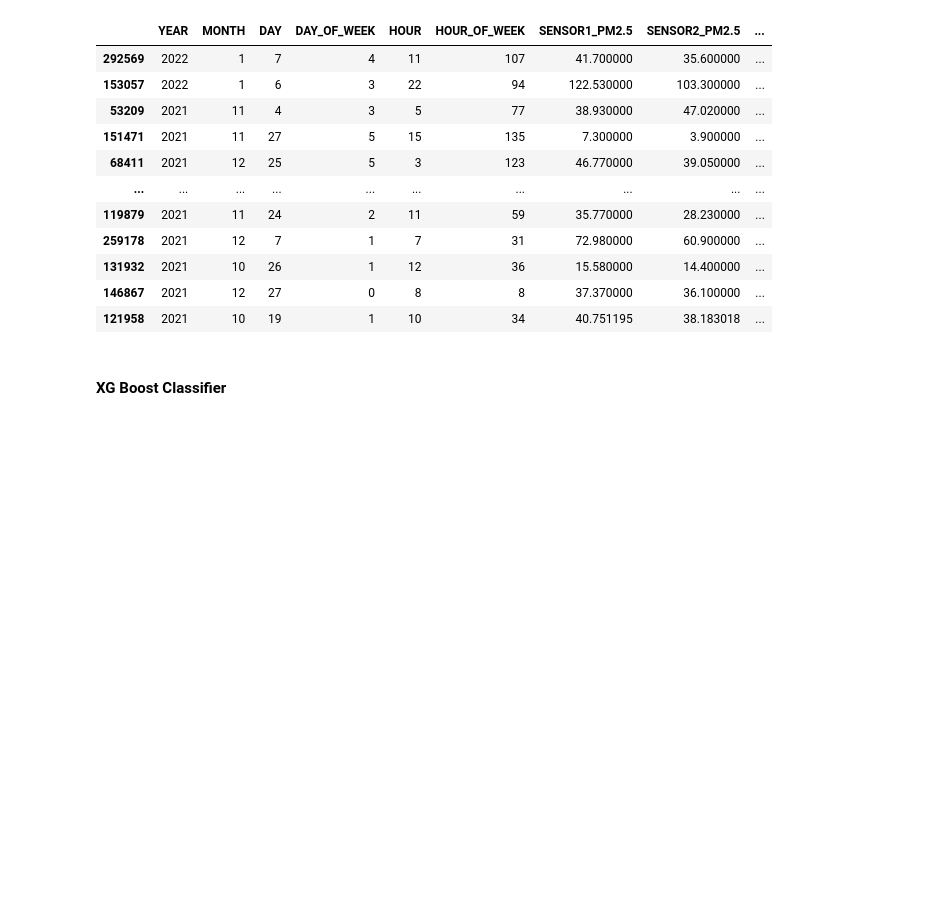
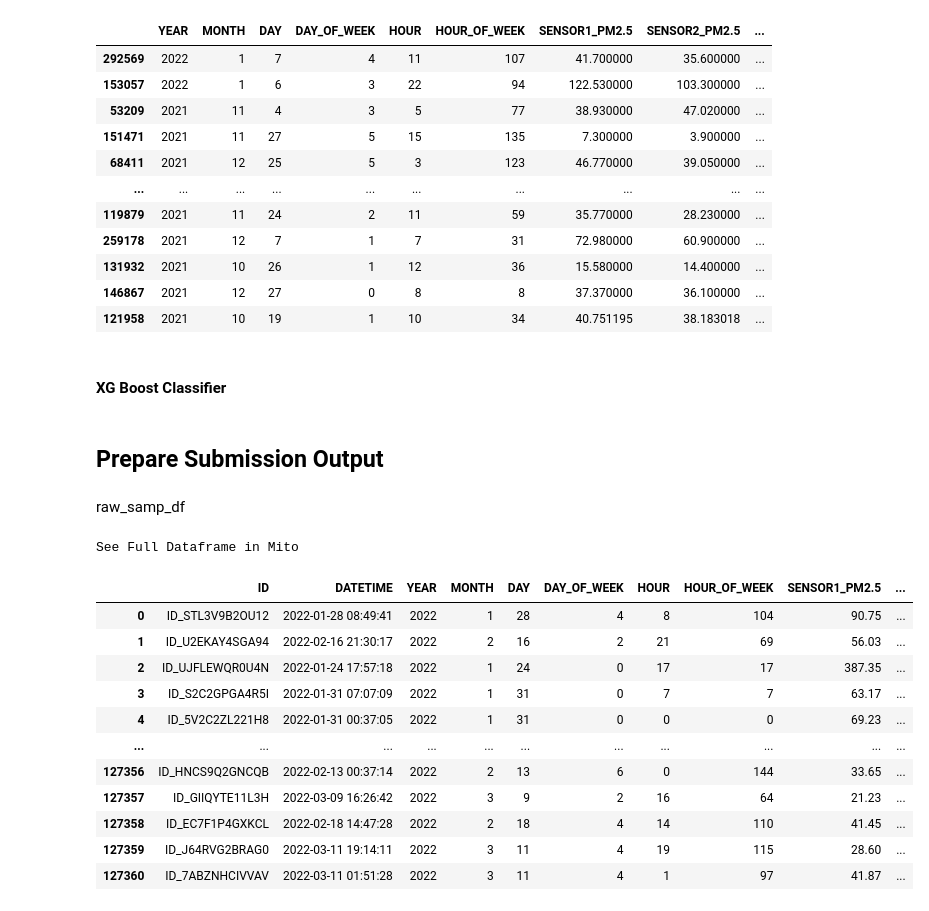
Before and after one commit to JessWN/UmojaHack2022-TeamVyrodok, a Jupyter notebook: challenge.ipynb, the cells around one changed output. Saved outputs shown, nothing was run; the diff lists cells and outputs as text; code cells hidden in the pictures; blank space fills up the shorter version.

Commit message:
220319 - Code too develop submission.csv

```diff
--- a/challenge.ipynb
+++ b/challenge.ipynb
@@ -572,3 +572,7 @@ See Full Dataframe in Mito
 | 121958 | 2021 | 10 | 19 | 1 | 10 | 34 | 40.751195 | 38.183018 | ... |
 # %% [markdown]
 #### XG Boost Classifier
+# %% [markdown]
+## Prepare Submission Output
+# %% [markdown]
+raw_samp_df
@@ -574,0 +585,16 @@ See Full Dataframe in Mito
+# %%
+test_df[]
+# %% [output]
+See Full Dataframe in Mito
+|  | ID | DATETIME | YEAR | MONTH | DAY | DAY_OF_WEEK | HOUR | HOUR_OF_WEEK | SENSOR1_PM2.5 | ... |
+| 0 | ID_STL3V9B2OU12 | 2022-01-28 08:49:41 | 2022 | 1 | 28 | 4 | 8 | 104 | 90.75 | ... |
+| 1 | ID_U2EKAY4SGA94 | 2022-02-16 21:30:17 | 2022 | 2 | 16 | 2 | 21 | 69 | 56.03 | ... |
+| 2 | ID_UJFLEWQR0U4N | 2022-01-24 17:57:18 | 2022 | 1 | 24 | 0 | 17 | 17 | 387.35 | ... |
+| 3 | ID_S2C2GPGA4R5I | 2022-01-31 07:07:09 | 2022 | 1 | 31 | 0 | 7 | 7 | 63.17 | ... |
+| 4 | ID_5V2C2ZL221H8 | 2022-01-31 00:37:05 | 2022 | 1 | 31 | 0 | 0 | 0 | 69.23 | ... |
+| ... | ... | ... | ... | ... | ... | ... | ... | ... | ... | ... |
+| 127356 | ID_HNCS9Q2GNCQB | 2022-02-13 00:37:14 | 2022 | 2 | 13 | 6 | 0 | 144 | 33.65 | ... |
+| 127357 | ID_GIIQYTE11L3H | 2022-03-09 16:26:42 | 2022 | 3 | 9 | 2 | 16 | 64 | 21.23 | ... |
+| 127358 | ID_EC7F1P4GXKCL | 2022-02-18 14:47:28 | 2022 | 2 | 18 | 4 | 14 | 110 | 41.45 | ... |
+| 127359 | ID_J64RVG2BRAG0 | 2022-03-11 19:14:11 | 2022 | 3 | 11 | 4 | 19 | 115 | 28.60 | ... |
+| 127360 | ID_7ABZNHCIVVAV | 2022-03-11 01:51:28 | 2022 | 3 | 11 | 4 | 1 | 97 | 41.87 | ... |
```
Also changed, not shown: parts of 1 cell of this notebook.
